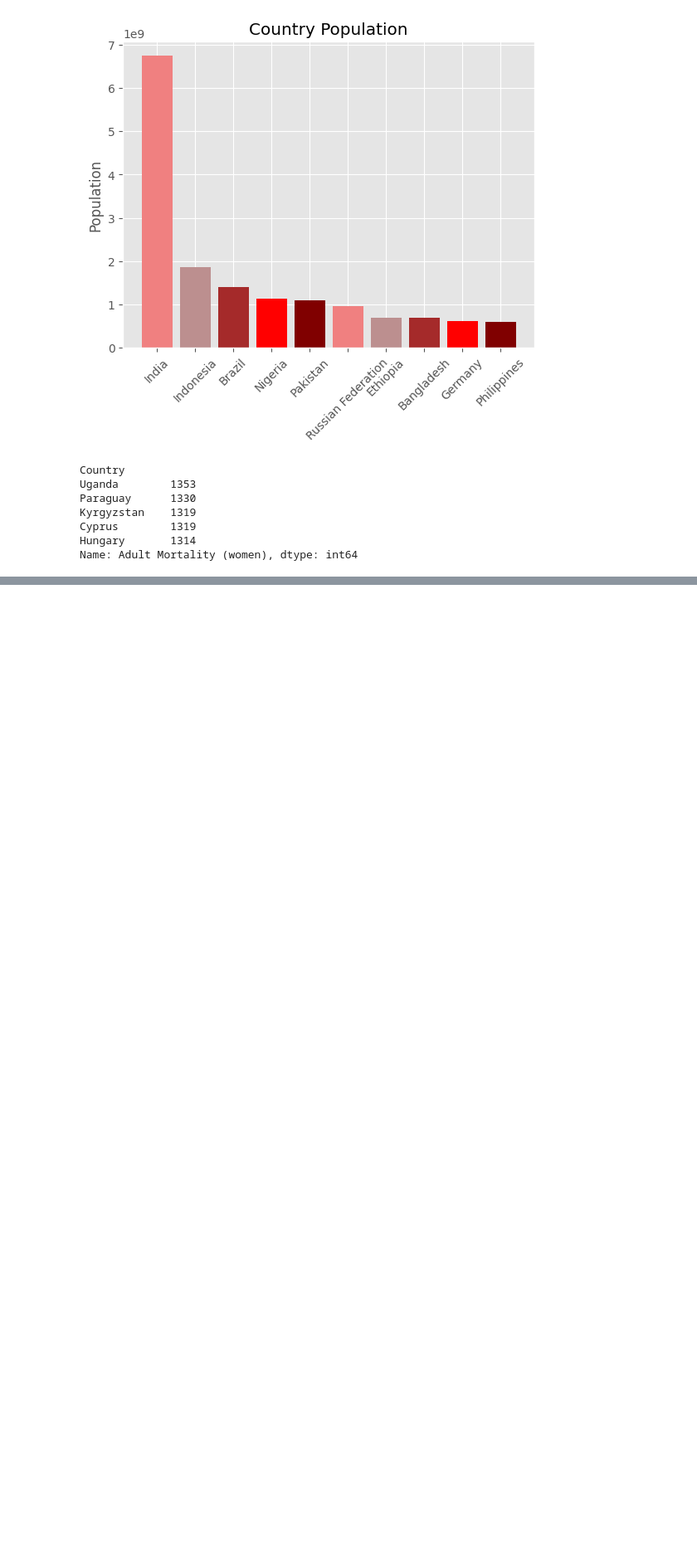
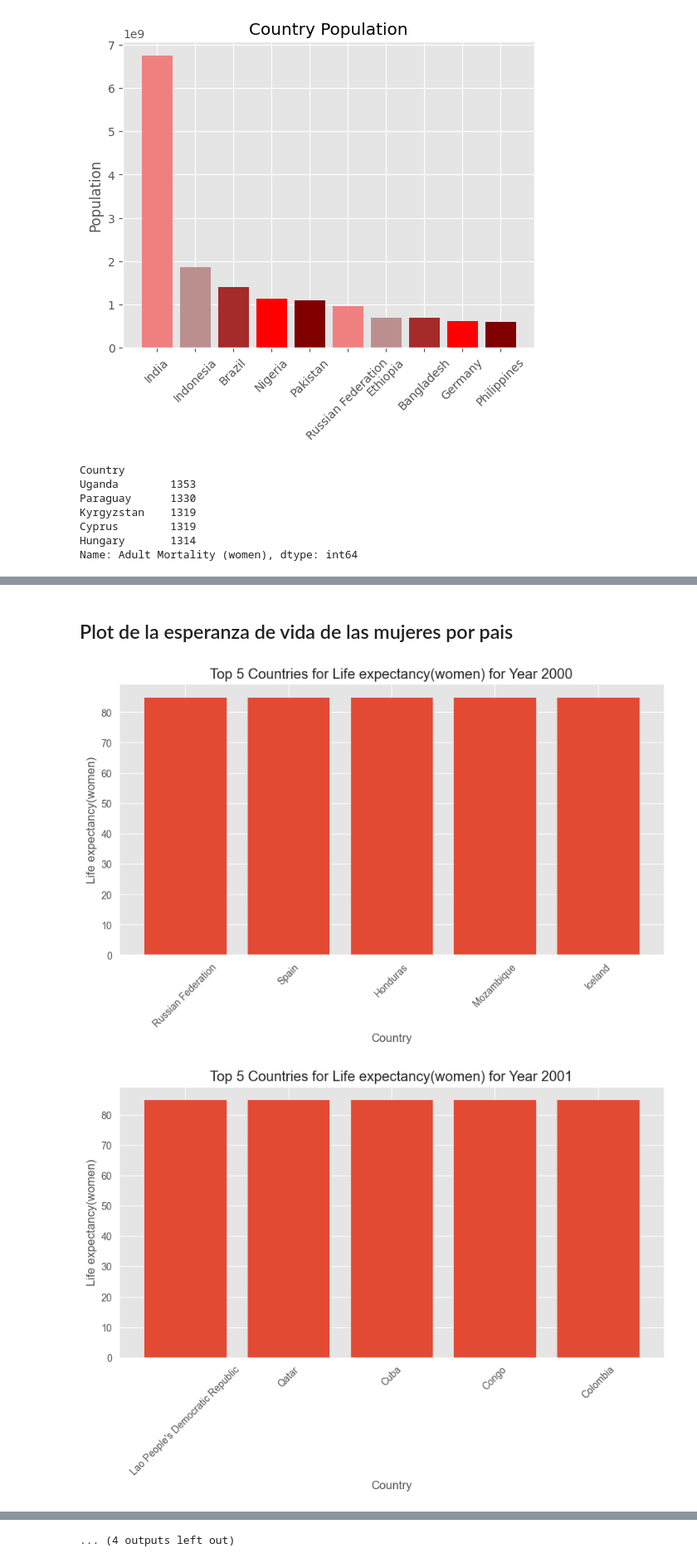
Before and after one commit to Rotany/matplotlib, a Jupyter notebook: code/proyecto2.ipynb, the cells around one changed output, grey strips where cells are left out. Shown at 83% size. Cells and saved outputs as stored; diff of their text form; code cells hidden in the pictures; blank space fills up the shorter version.

Commit message:
feat: new function to make it for years

```diff
--- a/code/proyecto2.ipynb
+++ b/code/proyecto2.ipynb
@@ -147,0 +68,37 @@ Name: Adult Mortality (women), dtype: int64
+# %%
+import matplotlib.pyplot as plt
+
+def plot_for_years_and_wanted_column(wanted_column):
+    # Obtén los años únicos en tus datos
+    years = pai['Year'].unique()
+
+    # Ordena los años en orden ascendente
+    years = sorted(years)
+
+    for year in years:
+        # Filtra el DataFrame original para cada año
+        data_for_year = pai[pai['Year'] == year]
+
+        wanted_column = wanted_column
+
+        # Ordena los datos por la wanted_column
+        top_countries = data_for_year.sort_values(wanted_column, ascending=False).head(5)
+
+        # Crea un gráfico de barras para el año actual
+        plt.figure(figsize=(10,5))  # Ajusta el tamaño de la figura según sea necesario
+        plt.bar(top_countries['Country'], top_countries[wanted_column])
+
+        # Ajusta las etiquetas de los ejes y el título según sea necesario
+        plt.xlabel('Country')
+        plt.xticks(rotation=45)
+        plt.ylabel(wanted_column)
+        plt.title(f'Top 5 Countries for {wanted_column} for Year ' + str(year))
+
+        plt.show()
+# %% [markdown]
+## Plot de la esperanza de vida de las mujeres por pais
+# %%
+plot_for_years_and_wanted_column(wanted_column = "Life expectancy(women)")
+# %% [output]
+[figure, added]
+[figure, added]
@@ -147,0 +115 @@ Name: Adult Mortality (women), dtype: int64
+... (4 outputs left out)
```
Also changed, not shown: parts of 10 cells of this notebook.
